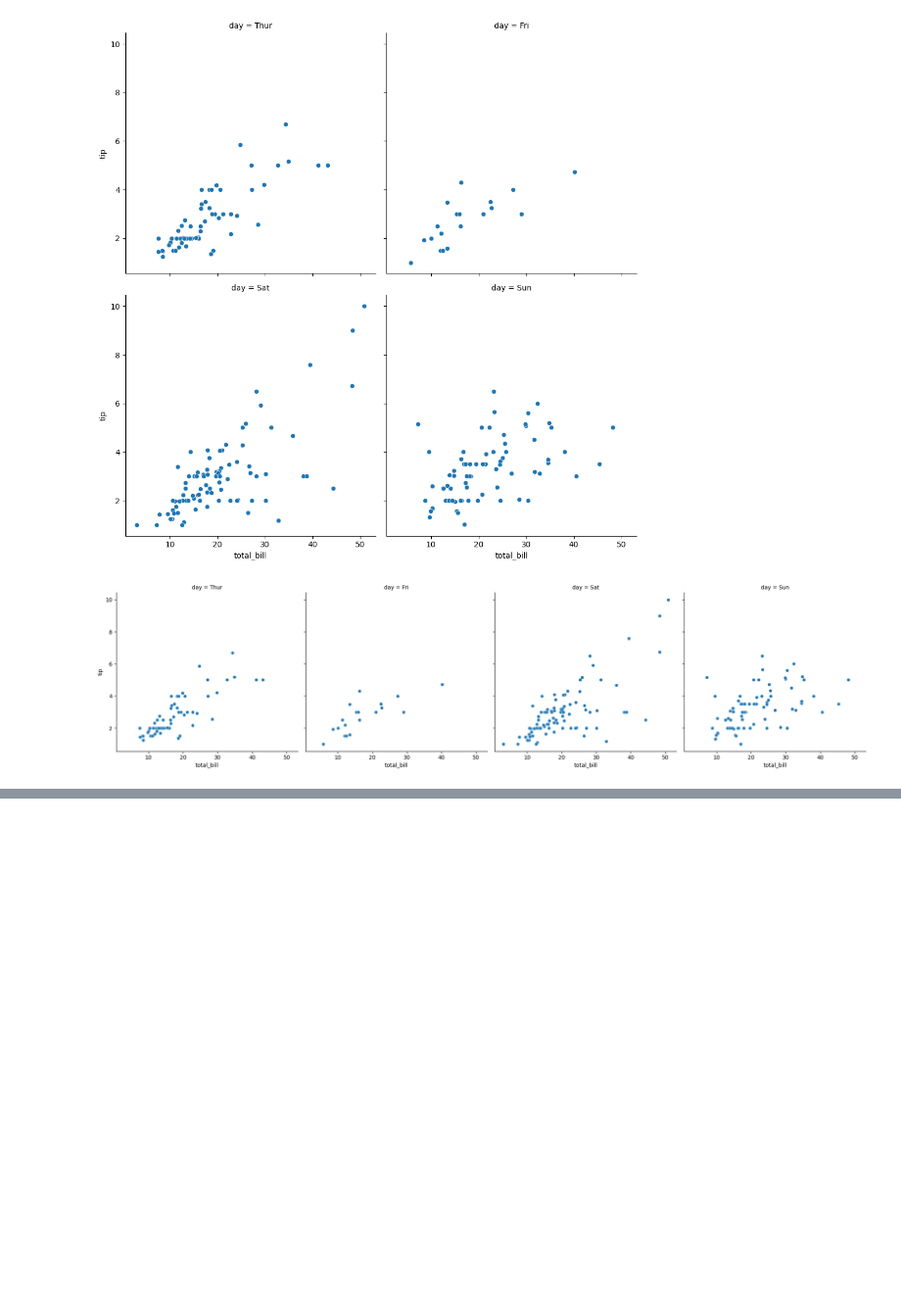
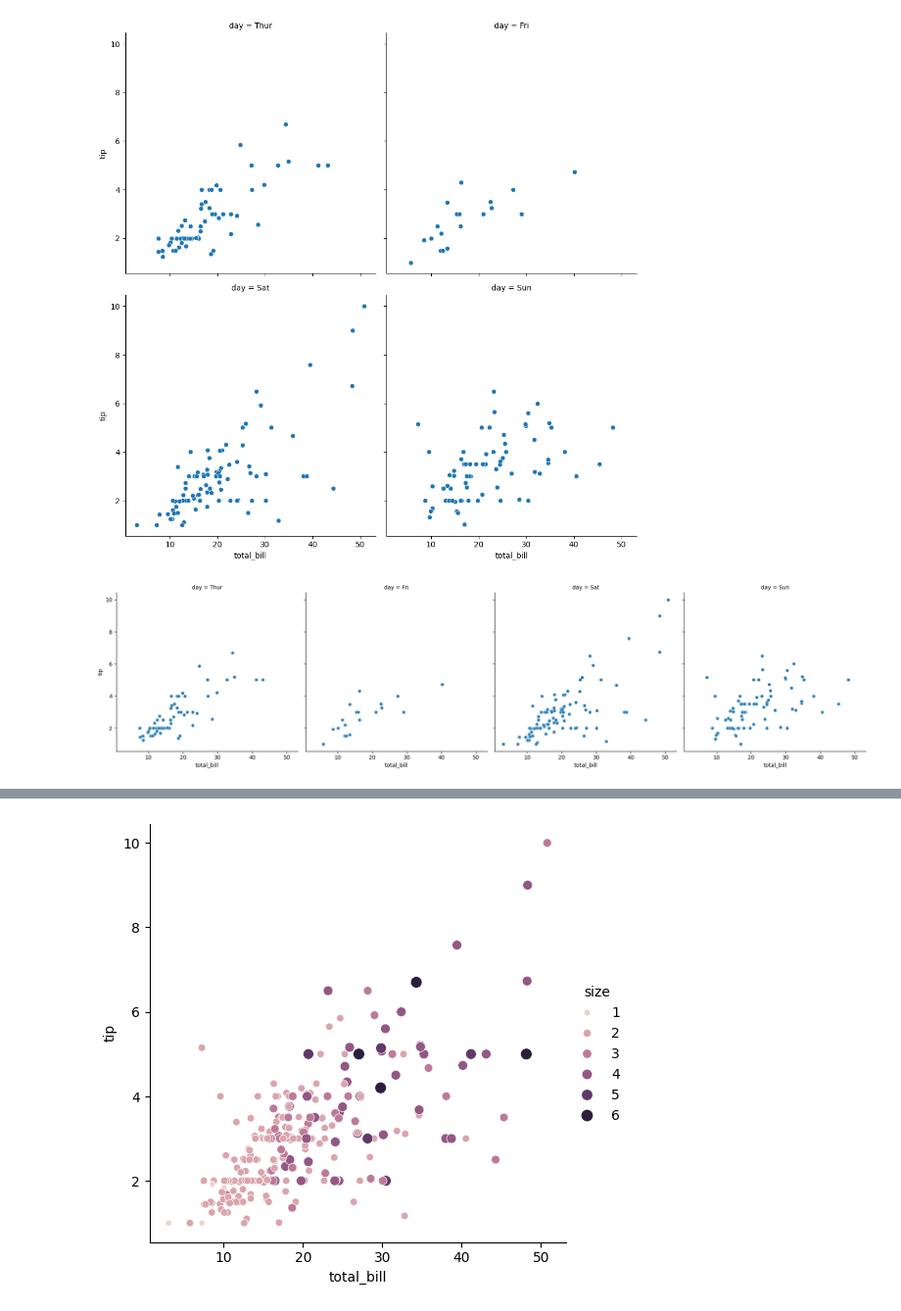
Before and after one commit to LucasFinney/data-portfolio, a Jupyter notebook: Intro to data viz with Seaborn/Visualizing Two Quantitative Variables.ipynb, the cells around one changed output, grey strips where cells are left out. Shown at 98% size. Drawn from its saved outputs; the diff is of its cells as text; code cells hidden in the pictures; blank space fills up the shorter version.

Commit message:
Added relplot to common code file, added customization to viz of quant vars

```diff
--- a/Intro to data viz with Seaborn/Visualizing Two Quantitative Variables.ipynb
+++ b/Intro to data viz with Seaborn/Visualizing Two Quantitative Variables.ipynb
@@ -63,0 +74,6 @@ plt.show()
+# %%
+# Subgroups with point size and hue
+sns.relplot(x='total_bill', y='tip', data=tips, size='size', hue='size') # size is a quantitative variable, so it will use the size of the points to represent the size of the group
+plt.show()
+# %% [output]
+[figure, added]
```
Also changed, not shown: parts of 7 cells of this notebook, 1 other file.
